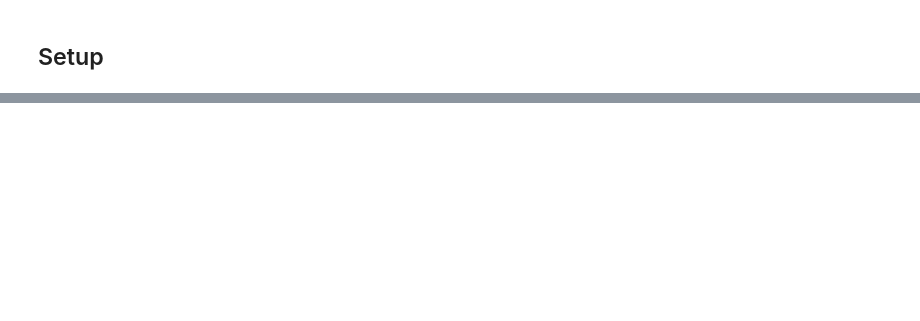
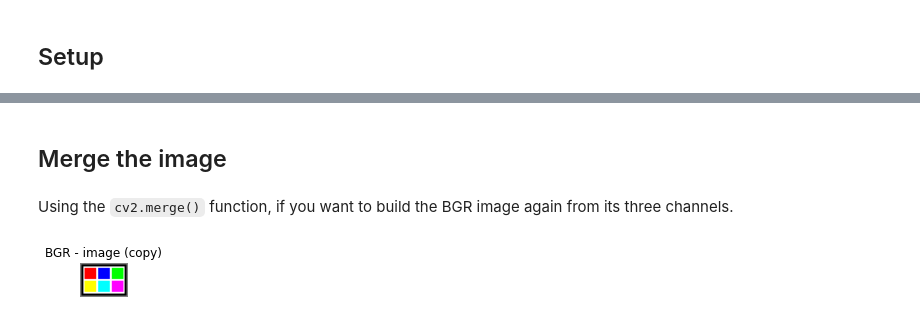
Before and after one commit to rahiakela/opencv-projects-and-guide, a Jupyter notebook: mastering-opencv4-with-python/5-image-processing-techniques/1_image_channels_splitting_and_merging.ipynb, the cells around one changed output, grey strips where cells are left out. Drawn from its saved outputs; the diff is of its cells as text; code cells hidden in the pictures; blank space fills up the shorter version.

```diff
--- a/mastering-opencv4-with-python/5-image-processing-techniques/1_image_channels_splitting_and_merging.ipynb
+++ b/mastering-opencv4-with-python/5-image-processing-techniques/1_image_channels_splitting_and_merging.ipynb
@@ -219,0 +57,11 @@ considered from another person (the obtained value is greater than 0.6).
+# %% [markdown]
+## Merge the image
+# %% [markdown]
+Using the `cv2.merge()` function, if you want to build the BGR image again from its three channels.
+# %%
+# Merge the three channels again to build a BGR image
+image_copy = cv2.merge((b, g, r))
+
+show_with_matplotlib(image_copy, "BGR - image (copy)", 1 + 6)
+# %% [output]
+[figure, added]
```
Also changed, not shown: parts of 37 cells of this notebook.
